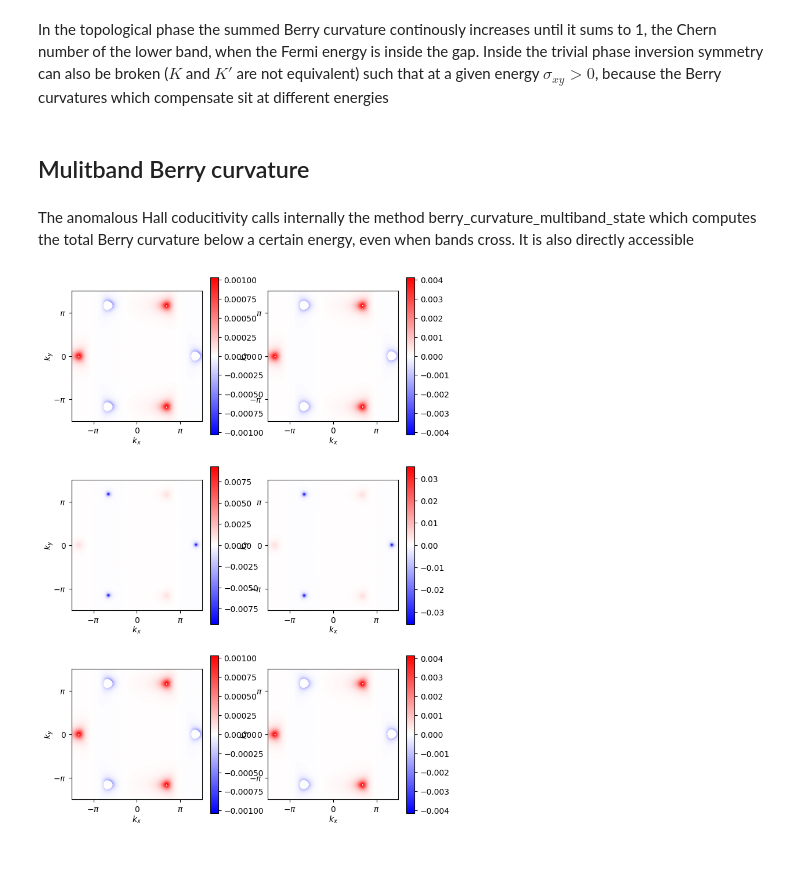
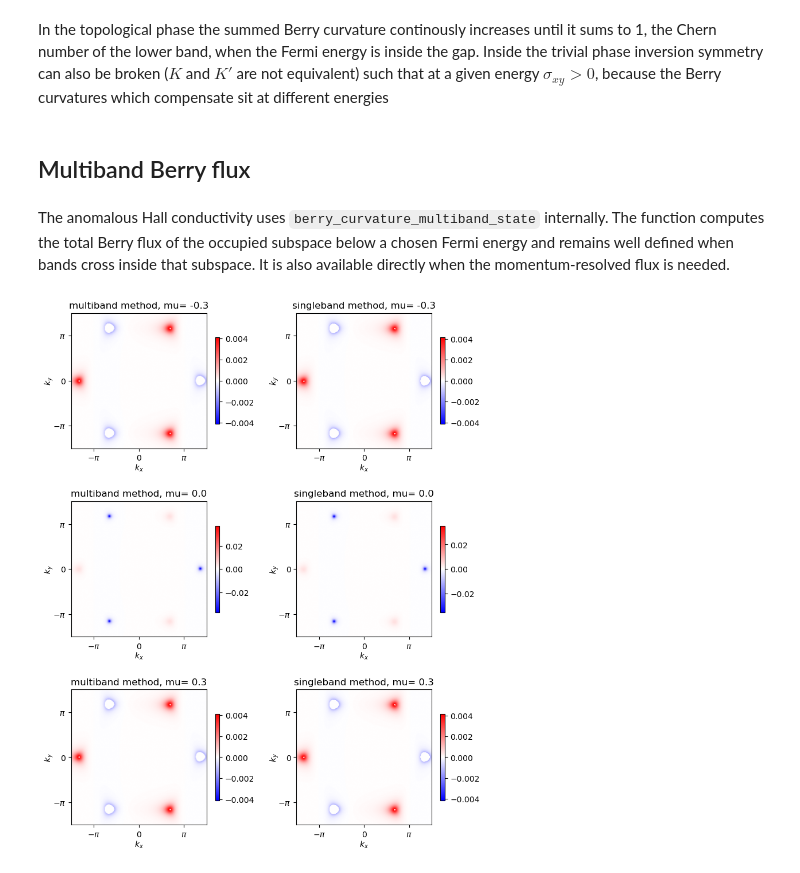
Before and after one commit to valeeb/blochK, a Jupyter notebook: tutorials/2_topology.ipynb, the cells around one changed output. Cells and saved outputs as stored; diff of their text form; code cells hidden in the pictures.

```diff
--- a/tutorials/2_topology.ipynb
+++ b/tutorials/2_topology.ipynb
@@ -147,42 +147,48 @@ ax.legend()
 # %% [markdown]
 In the topological phase the summed Berry curvature continously increases until it sums to 1, the Chern number of the lower band, when the Fermi energy is inside the gap. Inside the trivial phase inversion symmetry can also be broken ($K$ and $K'$ are not equivalent) such that at a given energy $\sigma_{xy} > 0$, because the Berry curvatures which compensate sit at different energies
 # %% [markdown]
-## Mulitband Berry curvature
+## Multiband Berry flux
 # %% [markdown]
-The anomalous Hall coducitivity calls internally the method berry_curvature_multiband_state which computes the total Berry curvature below a certain energy, even when bands cross. It is also directly accessible
+The anomalous Hall conductivity uses `berry_curvature_multiband_state` internally. The function computes the total Berry flux of the occupied subspace below a chosen Fermi energy and remains well defined when bands cross inside that subspace. It is also available directly when the momentum-resolved flux is needed.
 # %%
+Haldane.update_params(dict(t2=0.2/(3**0.5)*0.5,m=0.2)) #chooose the trivial phase for the following comparison of the two methods
+
 energy = np.array([-0.3,0,0.3])
 
 ks = blochK.plotting.utils.sample_square(300)*1.5
 #ks = Haldane.BZ.sample(Lk)
 
 es,psis = Haldane.diagonalize(*ks)
 
 f_multiband  = blochK.topology.methods.berry_curvature_multiband_state(es,psis,energy=energy)
 f_singleband = blochK.topology.utils.berry_curvature_state(psis)
 
-fig,axs = plt.subplots(3,2,figsize=(8,12))
+fig,axs = plt.subplots(3,2,figsize=(8,10))
 
 for i in range(len(energy)):
+    axs[i,0].set_title(f'multiband method, mu= {energy[i]:.1f}', fontsize=12)
     vmax = np.max(np.abs(f_multiband[i,1:-1,1:-1]))
     im = axs[i,0].imshow(f_multiband[i,1:-1,1:-1].T,extent=extent(ks),origin='lower',cmap='bwr',vmin=-vmax,vmax=vmax)
-    cbar = fig.colorbar(im,ax=axs[i,0])
+    cbar = fig.colorbar(im,ax=axs[i,0],shrink=0.6)
 
+    axs[i,1].set_title(f'singleband method, mu= {energy[i]:.1f}', fontsize=12)
     f0 = (f_singleband*(es<energy[i])).sum(axis=0)
     vmax = np.max(np.abs(f0[1:-1,1:-1]))
     im = axs[i,1].imshow(f0[1:-1,1:-1].T,extent=extent(ks),origin='lower',cmap='bwr',vmin=-vmax,vmax=vmax)
-    cbar = fig.colorbar(im,ax=axs[i,1])
+    cbar = fig.colorbar(im,ax=axs[i,1],shrink=0.6)
 
 for ax in axs.flatten():
     ax.set_aspect('equal')
     ax.set_xlabel(r'$k_x$',labelpad=1)
     ax.set_xticks([-pi,0,pi])
     ax.set_xticklabels([r'$-\pi$',0,r'$\pi$'])
     ax.set_ylabel(r'$k_y$',labelpad=-2.5)
     ax.set_yticks([-pi,0,pi])
     ax.set_yticklabels([r'$-\pi$',0,r'$\pi$'])
     ax.set_xticks([-pi,0,pi])
     ax.set_yticks([-pi,0,pi])
+
+plt.tight_layout()
 # %% [output]
-[figure, old version]
+[figure, new version]
 # %% [markdown]
```
Also changed, not shown: parts of 5 cells of this notebook, 2 other files.
